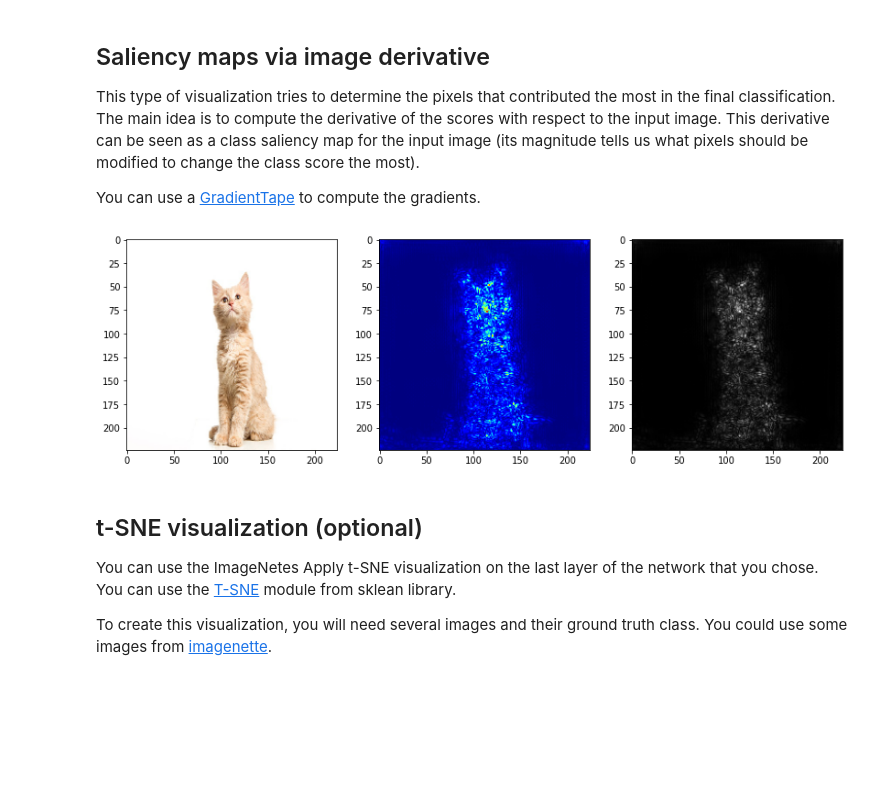
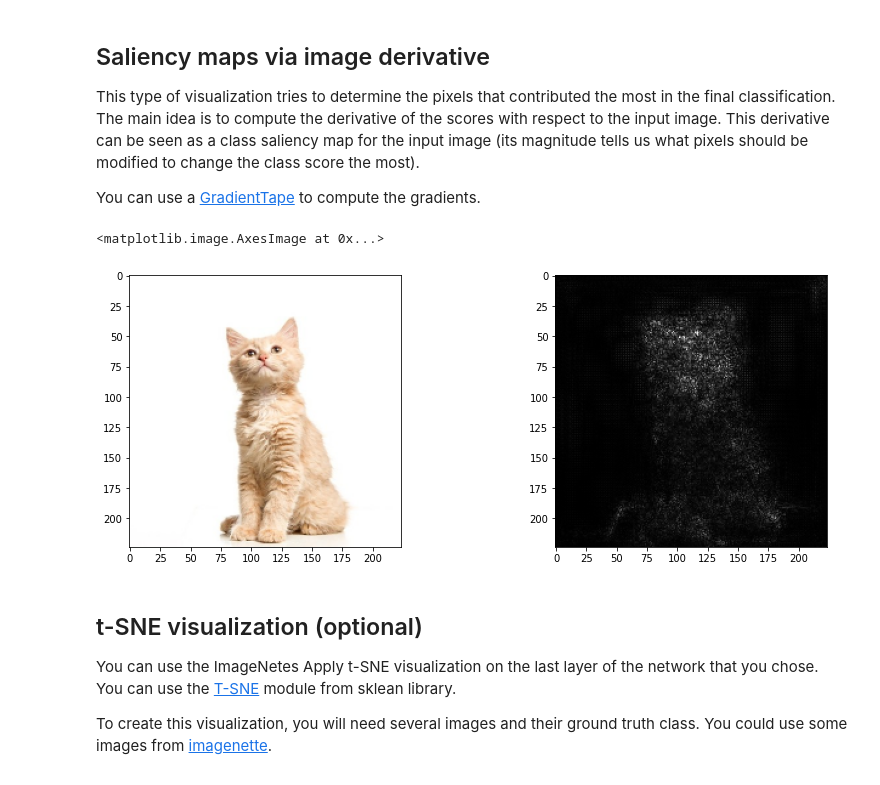
Before and after one commit to flaviu2001/University-Projects, a Jupyter notebook: Semester 5/Computer Vision and Deep Learning/Labs/Lab 6/Lab 6.ipynb, the cells around one changed output. Saved outputs shown, nothing was run; the diff lists cells and outputs as text; code cells hidden in the pictures; blank space fills up the shorter version.

```diff
--- a/Semester 5/Computer Vision and Deep Learning/Labs/Lab 6/Lab 6.ipynb
+++ b/Semester 5/Computer Vision and Deep Learning/Labs/Lab 6/Lab 6.ipynb
@@ -50,0 +37,5 @@ cat.jpg             100%[===================>]  25.06K  --.-KB/s    in 0.01s
+# %%
+img = cv2.imread('cat.jpg')
+img = cv2.cvtColor(img, cv2.COLOR_RGB2BGR)
+img = cv2.resize(img, (224, 224))
+plt.imshow(img)
@@ -62,0 +101,14 @@ Identify the names of these two layers and then use _layer.get_weights()_ to acc
+# %%
+layer1_weights = resnet50_model.get_layer("conv2_block1_1_conv").get_weights()[0].reshape((8, 8, 64))
+mn = np.min(layer1_weights)
+layer1_weights -= mn
+mx = np.max(layer1_weights)
+layer1_weights /= mx
+layer1_weights *= 255
+layer1_weights = layer1_weights.astype(int)
+fig, axes = plt.subplots(8, 8, figsize=(10, 10))
+for i in range(64):
+    plt.subplot(8, 8, i+1)
+    plt.imshow(layer1_weights[:, :, i], cmap="gray")
+plt.tight_layout()
+plt.show()
@@ -101,46 +178,38 @@ The main idea is to compute the derivative of the scores with respect to the inp
 
 You can use a [GradientTape](https://www.tensorflow.org/api_docs/python/tf/GradientTape) to compute the gradients.
 # %%
+import tensorflow.keras as keras
 
 def compute_saliency_map(model, img):
 
-  img = keras.preprocessing.image.img_to_array(img)
-  # expand the image, such that it has the shape (1, height, width, channels)
-  img = None
-  # preprocess image to get it into the right format for the model
-  img = None
+    img = keras.preprocessing.image.img_to_array(img)
+    img = np.expand_dims(img, axis=0)
+    img = tf.keras.applications.mobilenet_v2.preprocess_input(img)
 
-  img = tf.Variable(img, dtype=float)
+    img = tf.Variable(img, dtype=float)
 
-  # use a gradient tape
-  with tf.GradientTape() as tape:
-      # feed the preprocessed image to the model
-      pred = model(img, training=False)
-      # TODO your code here: get the prediction with the highest probability
-      loss = None # the prediction with the highest score
+    with tf.GradientTape() as tape:
+        pred = model(img, training=False)
+        loss = pred[0, np.argmax(pred, axis=-1)[0]]
+        grads = tape.gradient(loss, img)
+        abs_grad = np.abs(grads)
+        max_abs_grad = np.max(abs_grad, axis=3)
 
-      # compute the gradient with respect to the image
-      grads = tape.gradient(loss, img)
-      # TODO your code here: take the absolute value of the gradient tf.math.abs
-      abs_grad = None
-      # TODO your code here: get the maximum across the channels of abs_grad
-      max_abs_grad = None
-
-      # TODO your code here: normalize to range between 0 and 1
-      grad_norm = None
-      return grad_norm
+        # TODO your code here: normalize to range between 0 and 1
+        mn = np.min(max_abs_grad)
+        grad_norm = (max_abs_grad - mn)/(np.max(max_abs_grad) - mn)
+    return grad_norm
 
 
+model = tf.keras.applications.mobilenet_v2.MobileNetV2()
+saliency_map = compute_saliency_map(model, img)
 
-img = None # TODO your image here
-saliency_map = compute_saliency_map(resnet50_model, img)
-
-fig, ax = plt.subplots(1, 3, figsize=(14,5))
+fig, ax = plt.subplots(1, 2, figsize=(14,5))
 ax[0].imshow(img)
-ax[1].imshow(saliency_map,cmap="jet")
-ax[2].imshow(saliency_map,cmap="gray")
+ax[1].imshow(saliency_map[0, :, :],cmap="gray")
 # %% [output]
+<matplotlib.image.AxesImage at 0x...>
-[figure, old version]
+[figure, new version]
 # %% [markdown]
 ## t-SNE visualization (optional)
 
```
Also changed, not shown: parts of 22 cells of this notebook, 7 other files.
